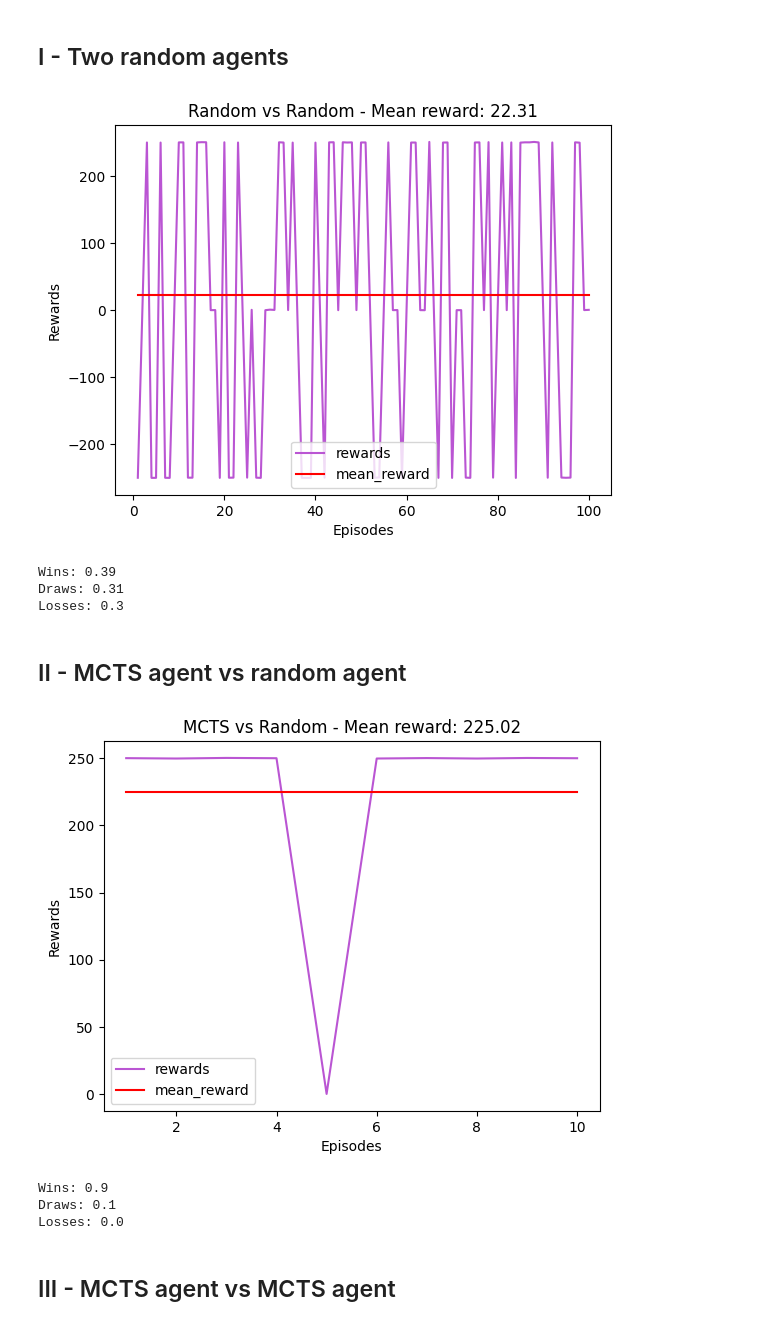
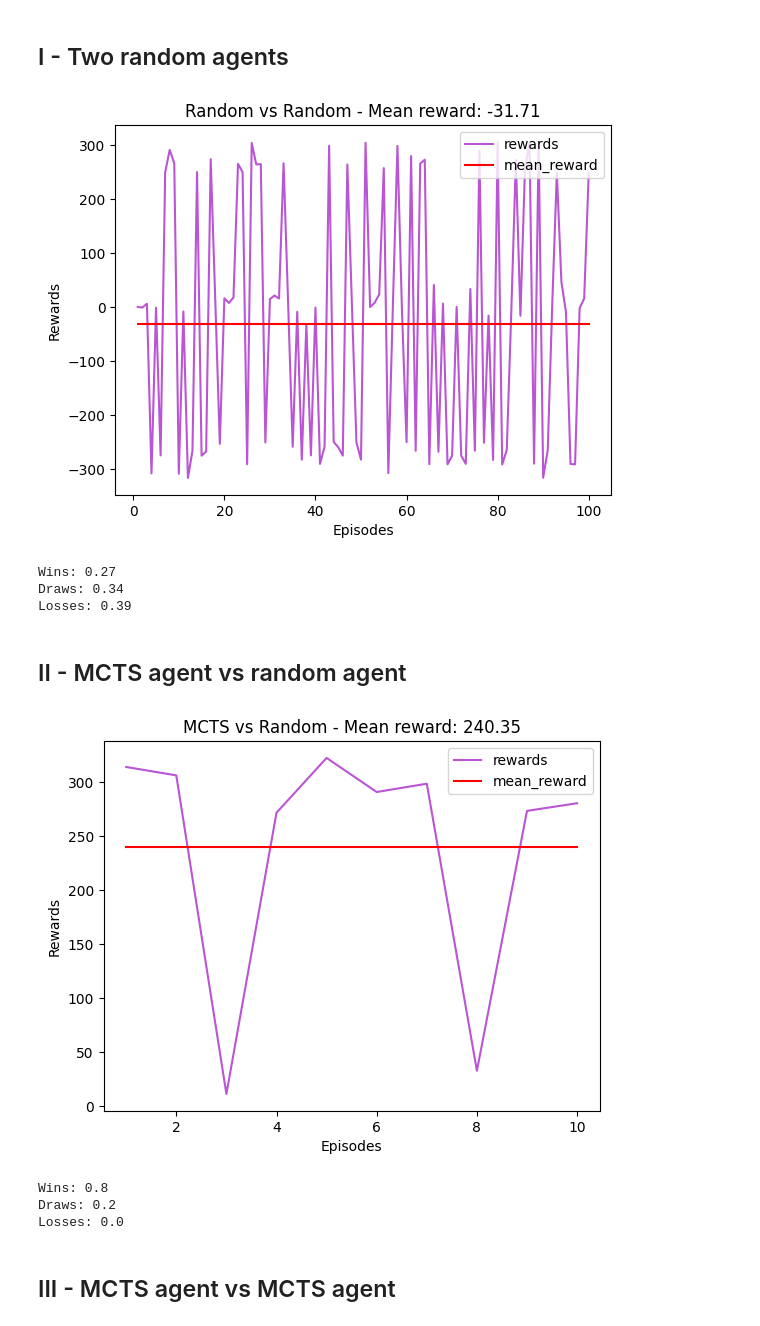
Before and after one commit to Mowibox/Checkers-RL, a Jupyter notebook: tests.ipynb, the cells around one changed output. Saved outputs shown, nothing was run; the diff lists cells and outputs as text; code cells hidden in the pictures.

Commit message:
Reward shaping

```diff
--- a/tests.ipynb
+++ b/tests.ipynb
@@ -32,35 +32,35 @@ def display_rewards(episodes: int, rewards: float, title: str):
 # %%
 win = 0
 draw = 0
 loss = 0
 rewards = []
 episodes = 100
 for _ in range(episodes):
     state, cur_player = env.reset()
     done = False
     total_reward = 0
     while not done:
         action = random.choice(env.available_moves(state, cur_player))
         state, reward, done, cur_player = env.step(action)
         total_reward += reward
 
-    if reward >= 200:
+    if reward >= 100:
         win += 1
-    elif reward <= -200:
+    elif reward <= -100:
         loss += 1
     else:
         draw += 1
     rewards.append(total_reward)
 
 display_rewards(episodes, rewards, title="Random vs Random")
 print(f"Wins: {win/episodes}")
 print(f"Draws: {draw/episodes}")
 print(f"Losses: {loss/episodes}")
 # %% [output]
-[figure, old version]
+[figure, new version]
-Wins: 0.39
-Draws: 0.31
-Losses: 0.3
+Wins: 0.27
+Draws: 0.34
+Losses: 0.39
 # %% [markdown]
 ## II - MCTS agent vs random agent
 # %%
@@ -75,15 +75,15 @@ for _ in range(episodes):
     total_reward = 0
     while not done:
         if cur_player == player:
-            action, root = mcts(deepcopy(state), cur_player, env, iters=100)
+            action, root = mcts(deepcopy(state), cur_player, env, iters=75)
         else:
             action = random.choice(env.available_moves(state, cur_player))
         state, reward, done, cur_player = env.step(action)
         total_reward += reward
 
-    if reward >= 200:
+    if reward >= 100:
         win += 1
-    elif reward <= -200:
+    elif reward <= -100:
         loss += 1
     else:
         draw += 1
@@ -94,9 +94,9 @@ print(f"Wins: {win/episodes}")
 print(f"Draws: {draw/episodes}")
 print(f"Losses: {loss/episodes}")
 # %% [output]
-[figure, old version]
+[figure, new version]
-Wins: 0.9
-Draws: 0.1
+Wins: 0.8
+Draws: 0.2
 Losses: 0.0
 # %% [markdown]
 ## III - MCTS agent vs MCTS agent
```
Also changed, not shown: parts of 3 cells of this notebook, 3 other files.
